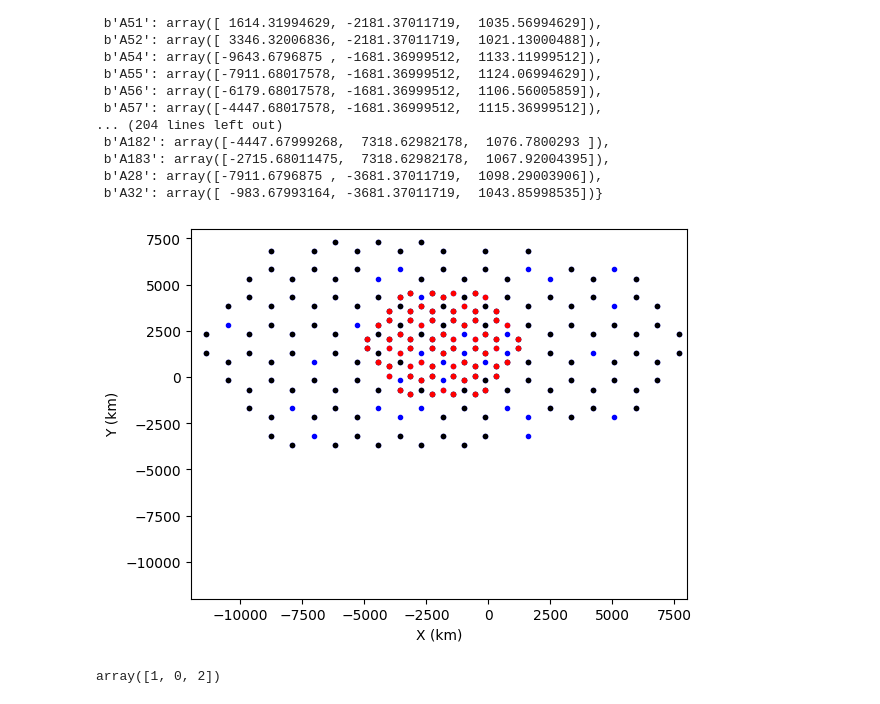
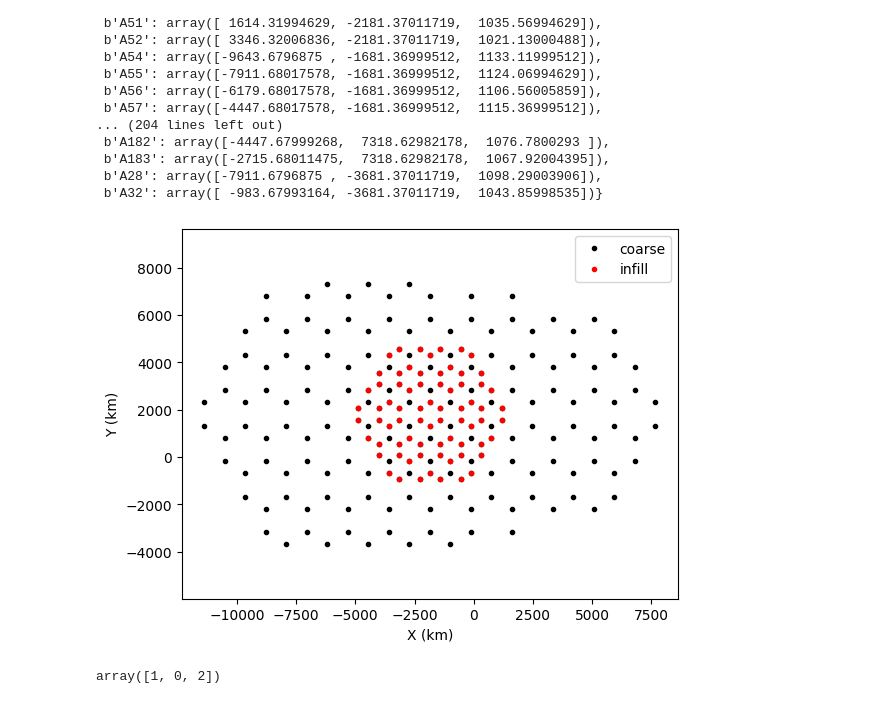
Before and after one commit to Liphos/GRAND, a Jupyter notebook: core/data_lab.ipynb, the cells around one changed output. Drawn from its saved outputs; the diff is of its cells as text; code cells hidden in the pictures.

```diff
--- a/core/data_lab.ipynb
+++ b/core/data_lab.ipynb
@@ -292,19 +292,19 @@ dense_ants_trunc = dense_ants_trunc[:int(len(dense_ants)* 0.8)]
 # %%
 event = 75
 plt.figure()
 ax = plt.subplot()
-plt.plot([values[0] for keys, values in antenna_id_to_pos.items()], [values[1] for keys, values in antenna_id_to_pos.items()], 'b.')
-plt.plot([values[0] for keys, values in antenna_id_to_pos_trunc], [values[1] for keys, values in antenna_id_to_pos_trunc], 'k.')
+plt.plot([values[0] for keys, values in antenna_id_to_pos.items()], [values[1] for keys, values in antenna_id_to_pos.items()], 'k.')
+#plt.plot([values[0] for keys, values in antenna_id_to_pos_trunc], [values[1] for keys, values in antenna_id_to_pos_trunc], 'k.')
 #plt.plot(antenna_pos_all_events[event][:, 0] - normalization_lst[event][0], antenna_pos_all_events[event][:, 1] - normalization_lst[event][1], 'r+')
 plt.plot([values[0] for keys, values in dense_ants.items()], [values[1] for keys, values in dense_ants.items()], 'r.')
+plt.legend(["coarse", "infill"])
 
-ax.set_xlim(-12000, 8000)
-ax.set_ylim(-12000, 8000)
+plt.axis("equal")
 plt.xlabel("X (km)")
 plt.ylabel("Y (km)")
 plt.show()
 # %% [output]
-[figure, old version]
+[figure, new version]
 # %%
 arr = np.array([[0,1], [1,0], [1,1]])
 np.lexsort((arr[:, 0], arr[:, 1]))
```
Also changed, not shown: 3 other files.
